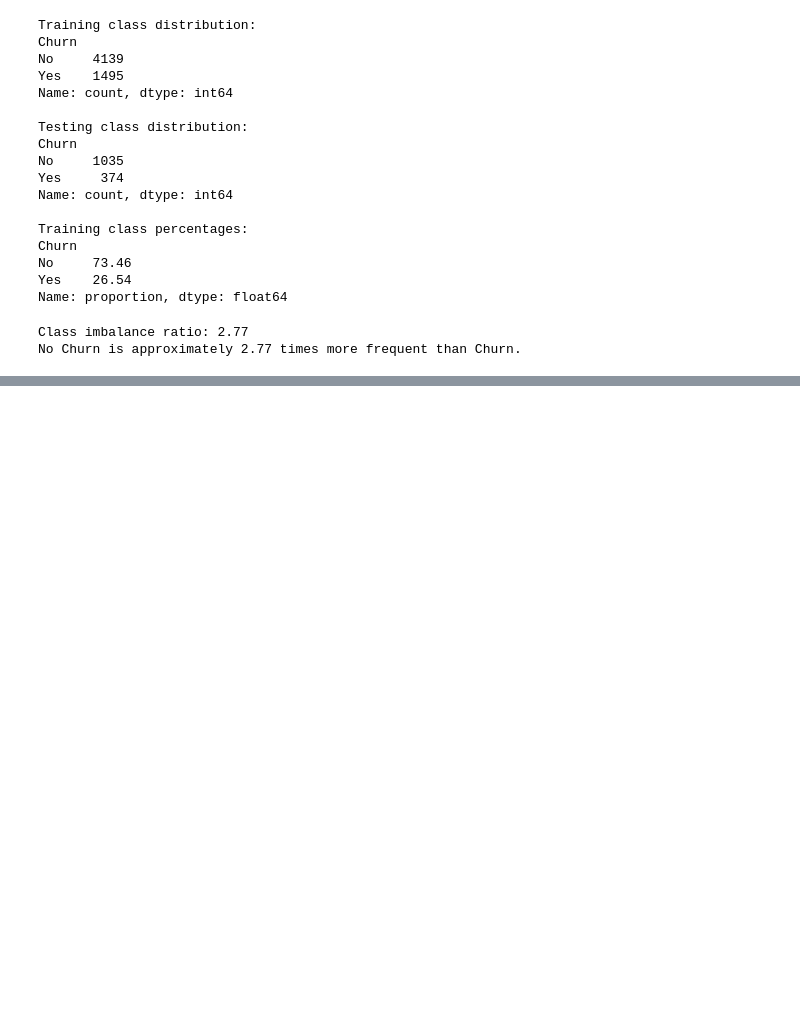
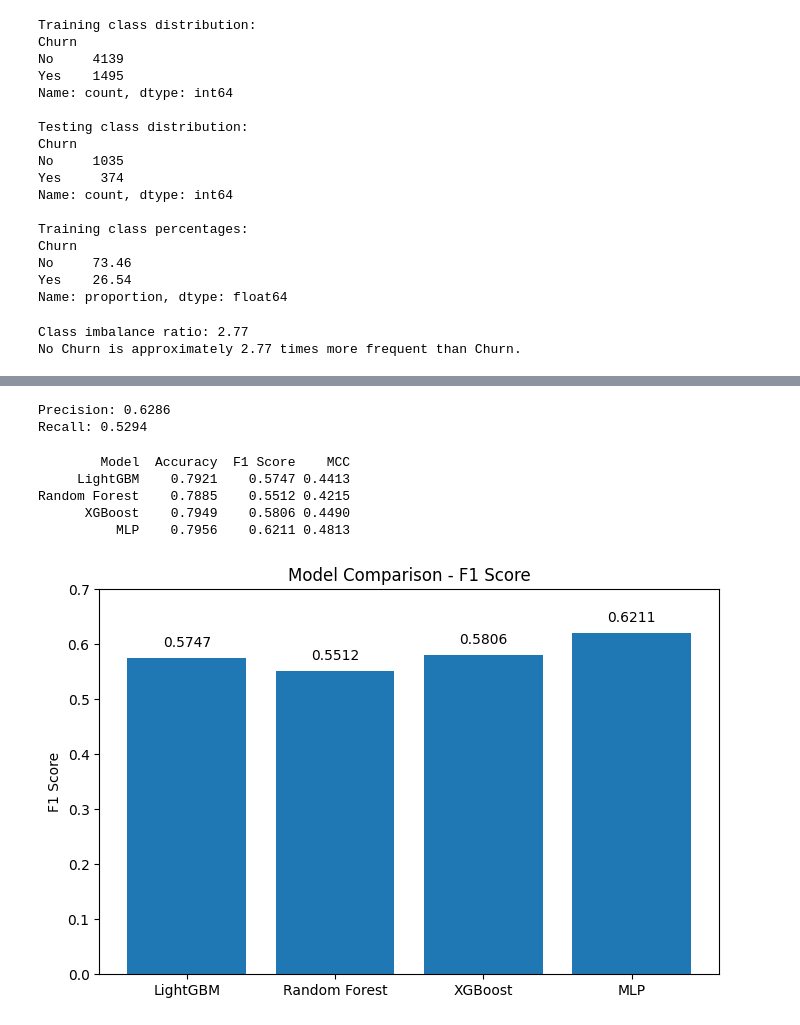
Before and after one commit to lavanya-2490-maker/Demo, a Jupyter notebook: Churn_Counterfactual_project.ipynb, the cells around one changed output, grey strips where cells are left out. Drawn from its saved outputs; the diff is of its cells as text; code cells hidden in the pictures; blank space fills up the shorter version.

```diff
--- a/Churn_Counterfactual_project.ipynb
+++ b/Churn_Counterfactual_project.ipynb
@@ -1349,0 +1483,45 @@ No Churn is approximately 2.77 times more frequent than Churn.
+# %%
+from sklearn.metrics import precision_score, recall_score
+
+precision = precision_score(y_test_binary, y_pred)
+recall = recall_score(y_test_binary, y_pred)
+
+print("Precision:", round(precision, 4))
+print("Recall:", round(recall, 4))
+# %% [output]
+Precision: 0.6286
+Recall: 0.5294
+# %%
+model_comparison = pd.DataFrame({
+    "Model": ["LightGBM", "Random Forest", "XGBoost", "MLP"],
+    "Accuracy": [0.7921, 0.7885, 0.7949, 0.7956],
+    "F1 Score": [0.5747, 0.5512, 0.5806, 0.6211],
+    "MCC": [0.4413, 0.4215, 0.4490, 0.4813]
+})
+
+print(model_comparison.to_string(index=False))
+# %% [output]
+        Model  Accuracy  F1 Score    MCC
+     LightGBM    0.7921    0.5747 0.4413
+Random Forest    0.7885    0.5512 0.4215
+      XGBoost    0.7949    0.5806 0.4490
+          MLP    0.7956    0.6211 0.4813
+# %%
+import matplotlib.pyplot as plt
+
+models = model_comparison["Model"]
+f1_scores = model_comparison["F1 Score"]
+
+plt.figure(figsize=(8, 5))
+plt.bar(models, f1_scores)
+
+plt.ylabel("F1 Score")
+plt.title("Model Comparison - F1 Score")
+plt.ylim(0, 0.7)
+
+for i, value in enumerate(f1_scores):
+    plt.text(i, value + 0.02, f"{value:.4f}", ha="center")
+
+plt.show()
+# %% [output]
+[figure, added]
```
Also changed, not shown: parts of 33 cells of this notebook.
